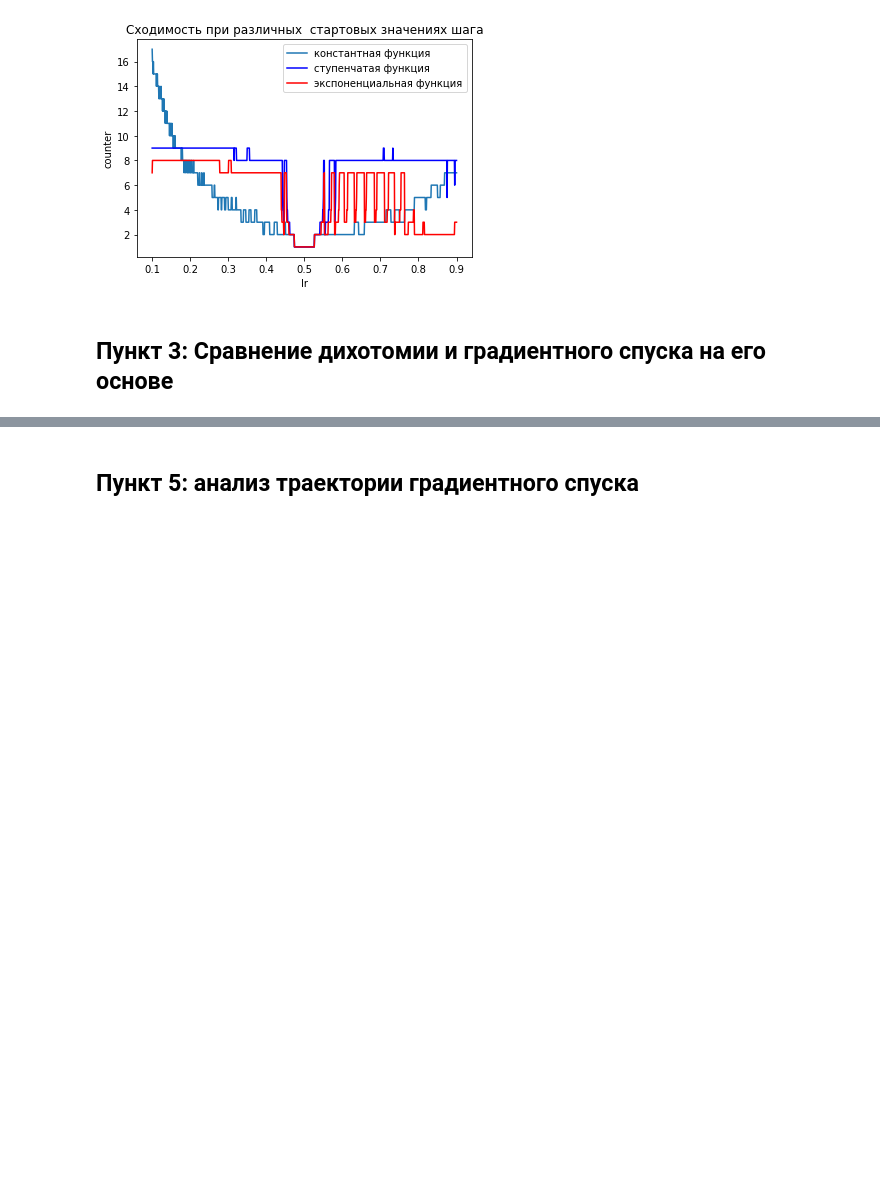
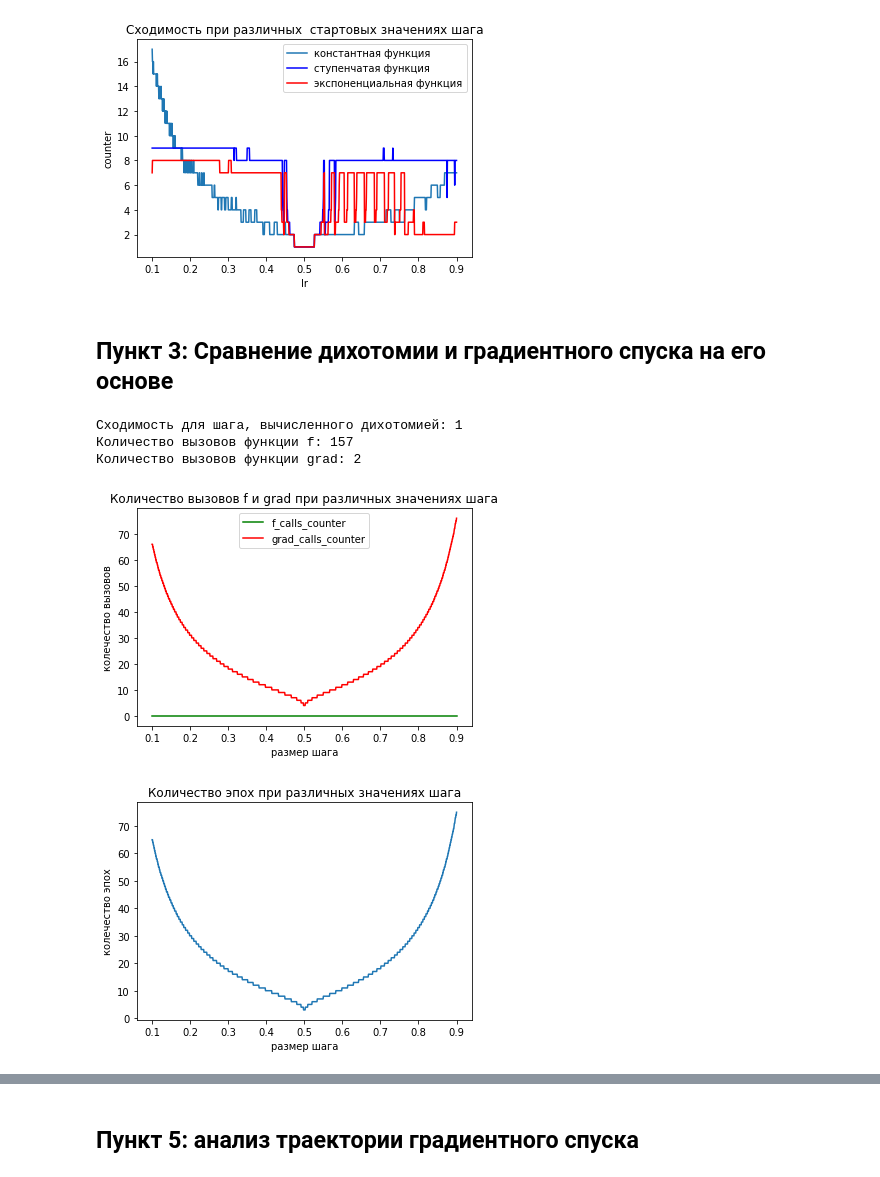
Before and after one commit to Volodka22/MetOpt, a Jupyter notebook: ans.ipynb, the cells around one changed output, grey strips where cells are left out. Drawn from its saved outputs; the diff is of its cells as text; code cells hidden in the pictures; blank space fills up the shorter version.

```diff
--- a/ans.ipynb
+++ b/ans.ipynb
@@ -98,9 +118,9 @@ y2 = np.arange(np.size(x))
 y3 = np.arange(np.size(x))
 
 for i in range(np.size(x)):
-   y1[i] = get_min(f, 1e-6, (lambda lr, epoch: x[i]), np.asarray([7.]), x[i])[1]
-   y2[i] = get_min(f, 1e-6, (lambda lr, epoch: step_decay(lr, epoch)), np.asarray([7.]), x[i])[1]
-   y3[i] = get_min(f, 1e-6, (lambda lr, epoch: exp_decay(lr, epoch)), np.asarray([7.]), x[i])[1]
+   y1[i] = get_min_by_f(f, 1e-6, (lambda lr, epoch: x[i]), np.asarray([7.]), x[i])[1]
+   y2[i] = get_min_by_f(f, 1e-6, (lambda lr, epoch: step_decay(lr, epoch)), np.asarray([7.]), x[i])[1]
+   y3[i] = get_min_by_f(f, 1e-6, (lambda lr, epoch: exp_decay(lr, epoch)), np.asarray([7.]), x[i])[1]
 
 # Plot the data
 plt.plot(x, y1, label='константная функция')
@@ -230,5 +287,11 @@ def compare_dichotomy_to_constant(f, starting_x):
     plt.title("Количество эпох при различных значениях шага")
     plt.show()
 # %%
-#compare_dichotomy_to_constant(f, np.asarray([7.]))
+compare_dichotomy_to_constant(f, grad_f, np.asarray([7.]))
+# %% [output]
+Сходимость для шага, вычисленного дихотомией: 1
+Количество вызовов функции f: 157
+Количество вызовов функции grad: 2
+[figure, added]
+[figure, added]
 # %%
```
Also changed, not shown: parts of 8 cells of this notebook.
